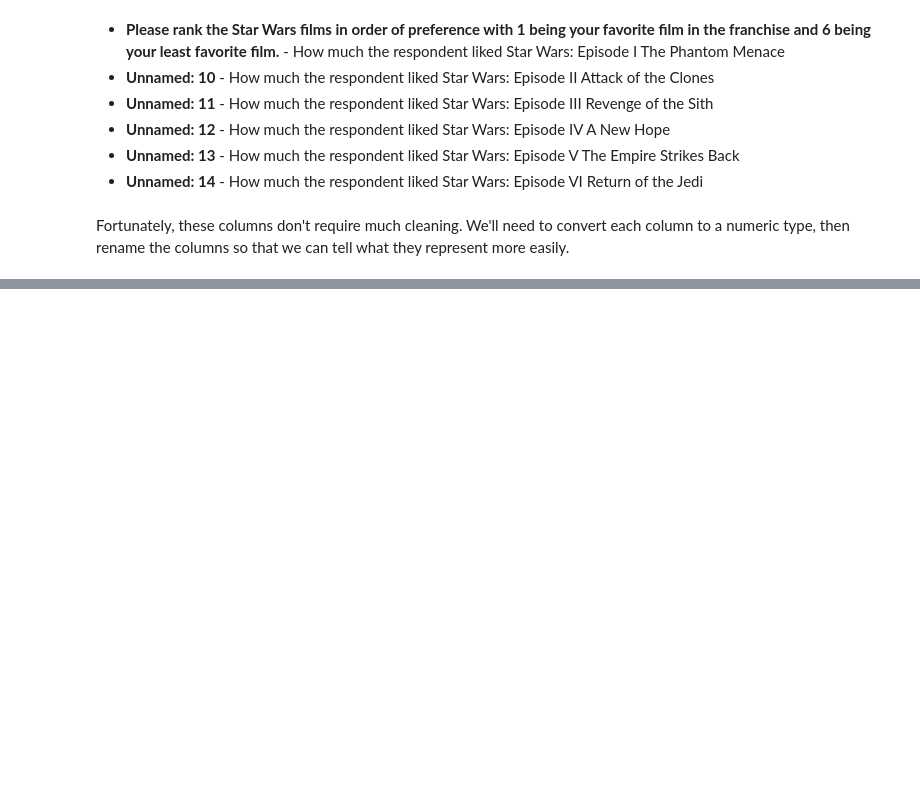
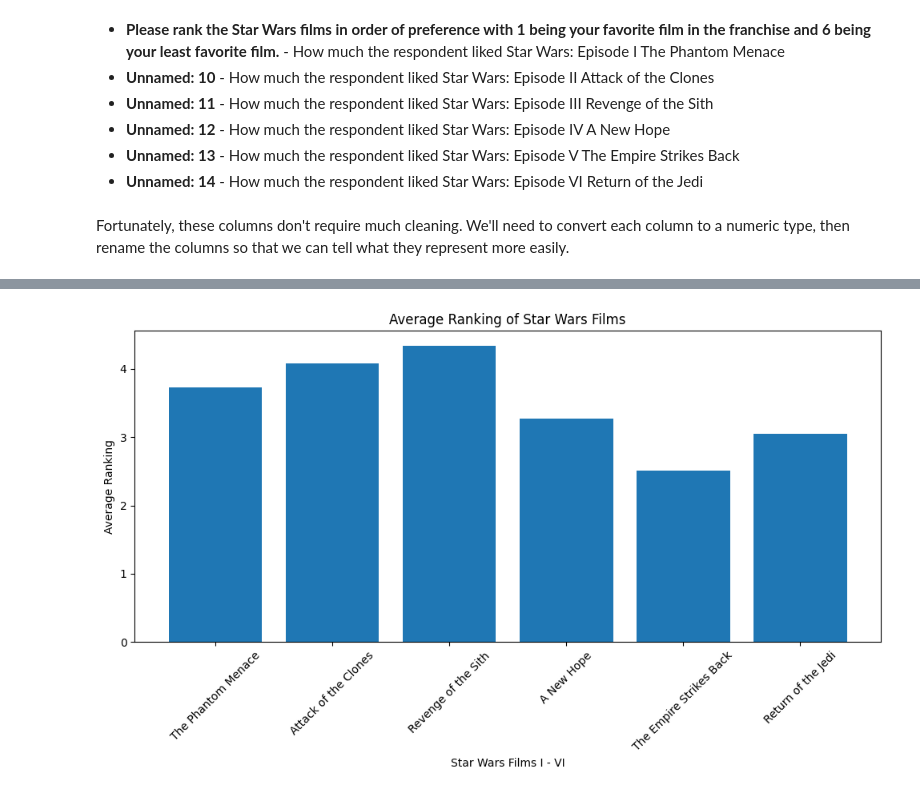
Before and after one commit to jackren0000/Star-Wars-Survey, a Jupyter notebook: main.ipynb, the cells around one changed output, grey strips where cells are left out. Saved outputs shown, nothing was run; the diff lists cells and outputs as text; code cells hidden in the pictures; blank space fills up the shorter version.

```diff
--- a/main.ipynb
+++ b/main.ipynb
@@ -317,0 +327,22 @@ df[["ranking_1", "ranking_2", "ranking_3", "ranking_4", "ranking_5", "ranking_6"
+# %%
+mean = df.loc[1:, ranking_columns].mean()
+# %%
+film_names = [
+    "The Phantom Menace",
+    "Attack of the Clones",
+    "Revenge of the Sith",
+    "A New Hope",
+    "The Empire Strikes Back",
+    "Return of the Jedi"
+]
+
+plt.figure(figsize=(10, 6))
+plt.title('Average Ranking of Star Wars Films')
+plt.bar(ranking_columns, mean)
+plt.xlabel('Star Wars Films I - VI')
+plt.ylabel('Average Ranking')
+plt.xticks(range(len(film_names)), film_names, rotation=45)
+plt.tight_layout()
+plt.show()
+# %% [output]
+[figure, added]
```
Also changed, not shown: parts of 5 cells of this notebook.
